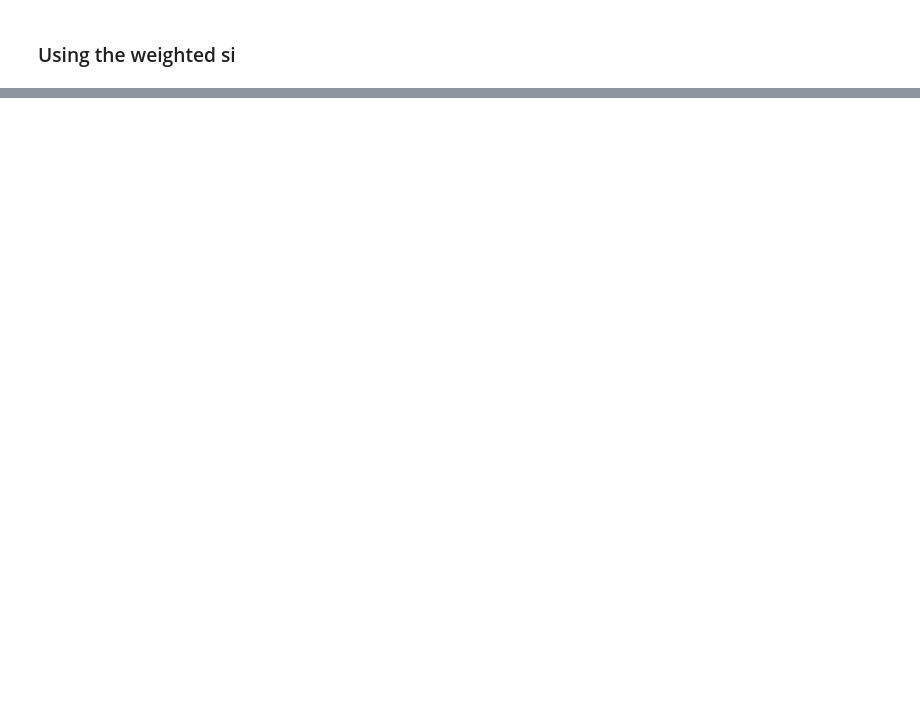
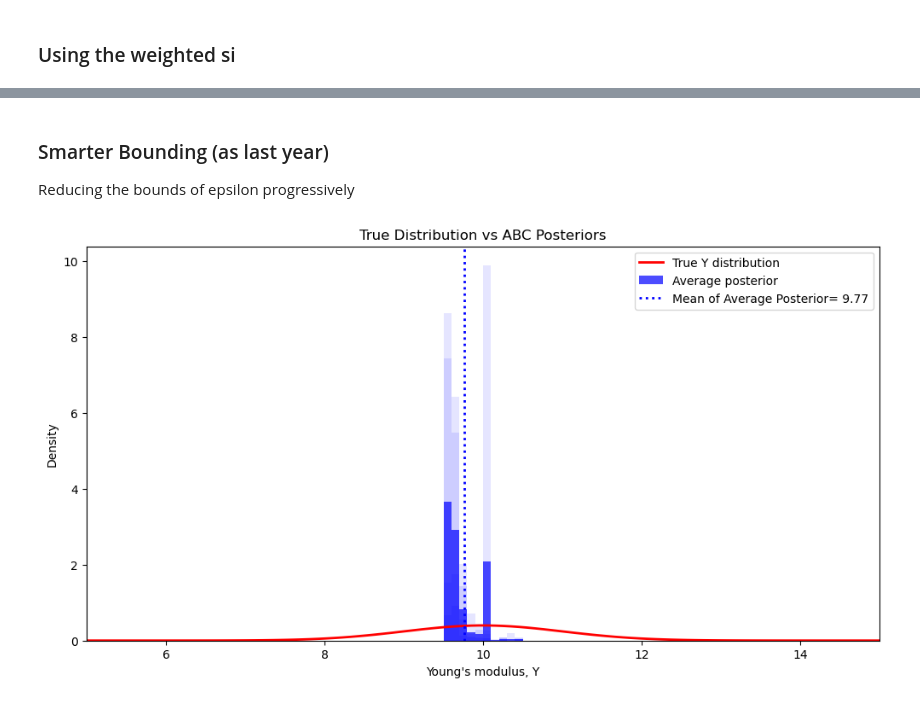
Before and after one commit to lusxvr/bayesian_parameter_identification, a Jupyter notebook: Bayesian_Parameter_Identification.ipynb, the cells around one changed output, grey strips where cells are left out. Cells and saved outputs as stored; diff of their text form; code cells hidden in the pictures; blank space fills up the shorter version.

```diff
--- a/Bayesian_Parameter_Identification.ipynb
+++ b/Bayesian_Parameter_Identification.ipynb
@@ -605,0 +659,14 @@ Text(0.5, 1.0, 'ABC Posterior Distribution Weighted by Inverse Discrepancy')
+# %%
+# Define the distribution for true_Y
+# Let's say it's a normal distribution with mean=10 and std=1, truncated to [Y_min, Y_max]
+from scipy.stats import truncnorm
+
+# Parameters for the true Y distribution
+Y_true_mean = 10.0
+Y_true_std = 1.0
+a = (Y_min - Y_true_mean) / Y_true_std  # For truncated normal
+b = (Y_max - Y_true_mean) / Y_true_std
+true_Y_dist = truncnorm(a, b, loc=Y_true_mean, scale=Y_true_std)
+
+# Prior for the Young modulus: Uniform over [Y_min, Y_max]
+Y_min, Y_max = 5.0, 15.0
@@ -605,0 +853,4 @@ Text(0.5, 1.0, 'ABC Posterior Distribution Weighted by Inverse Discrepancy')
+# %% [markdown]
+### Smarter Bounding (as last year)
+
+Reducing the bounds of epsilon progressively
@@ -605,0 +885,35 @@ Text(0.5, 1.0, 'ABC Posterior Distribution Weighted by Inverse Discrepancy')
+# %%
+# Plot results
+plt.figure(figsize=(12, 6))
+bins = 100
+
+# Plot the true Y distribution
+y_range = np.linspace(Y_min, Y_max, 100)
+plt.plot(y_range, true_Y_dist.pdf(y_range), 'r-',
+         label='True Y distribution', linewidth=2)
+
+# Plot individual experiment posteriors (semi-transparent)
+for samples, weights in zip(all_experiment_samples, all_experiment_weights):
+    plt.hist(samples, bins=bins, density=True, weights=weights,
+             alpha=0.1, color='blue', range=(Y_min, Y_max))
+
+# Plot average posterior
+combined_samples = np.concatenate(all_experiment_samples)
+combined_weights = np.concatenate(all_experiment_weights) / n_experiments
+plt.hist(combined_samples, bins=bins, density=True, weights=combined_weights,
+         alpha=0.7, color='blue', range=(Y_min, Y_max),
+         label='Average posterior')
+
+# Calculate and plot the mean of the average posterior as a dotted line
+mean_posterior = np.mean(combined_samples)
+plt.axvline(mean_posterior, color='blue', linestyle='dotted', linewidth=2, label=f'Mean of Average Posterior= {mean_posterior:.2f}')
+
+
+plt.xlabel("Young's modulus, Y")
+plt.ylabel("Density")
+plt.title("True Distribution vs ABC Posteriors")
+plt.legend()
+plt.xlim(Y_min, Y_max)
+plt.show();
+# %% [output]
+[figure, added]
```
Also changed, not shown: parts of 20 cells of this notebook.
